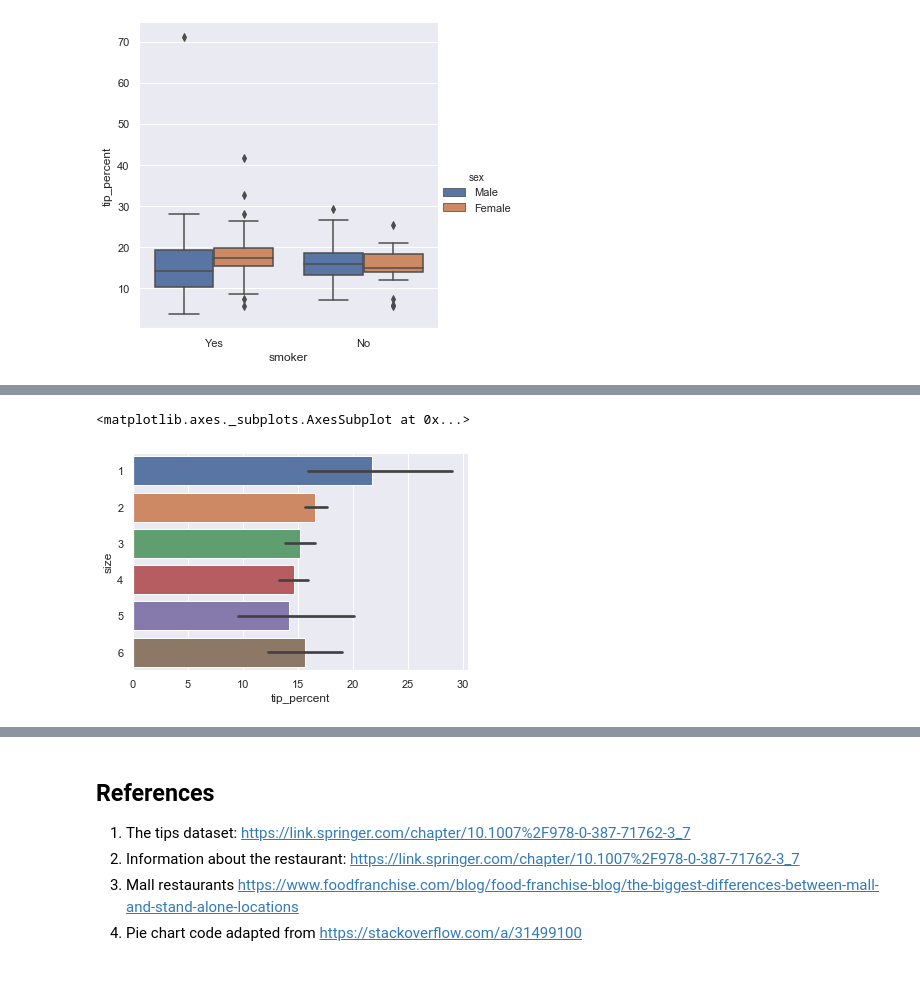
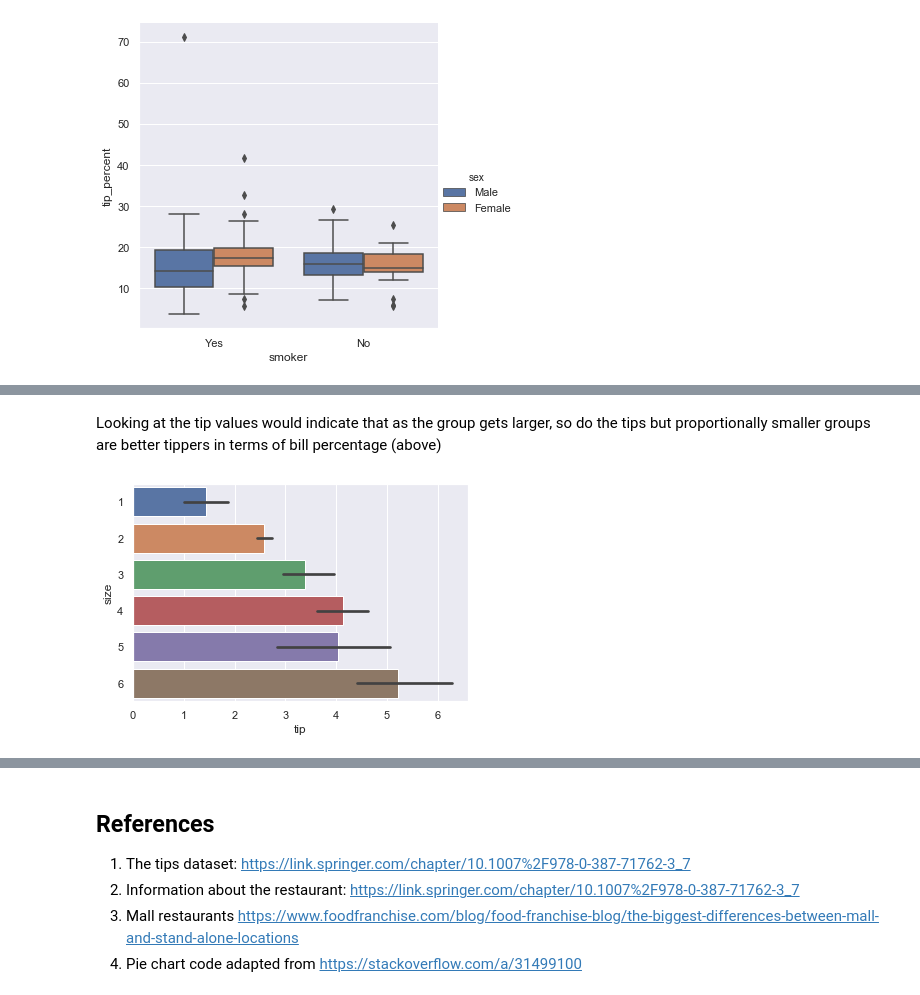
Before and after one commit to jennifer-ryan/fundamentals-project, a Jupyter notebook: tips_database_analysis.ipynb, the cells around one changed output, grey strips where cells are left out. Cells and saved outputs as stored; diff of their text form; code cells hidden in the pictures.

```diff
--- a/tips_database_analysis.ipynb
+++ b/tips_database_analysis.ipynb
@@ -557,5 +606,7 @@ It might be presumed that larger groups of people should tip more since there ar
+# %% [markdown]
+Looking at the tip values would indicate that as the group gets larger, so do the tips but proportionally smaller groups are better tippers in terms of bill percentage (above)
 # %%
-sns.barplot(x='tip_percent', y='size', data=tips_df, orient='h')
+sns.barplot(x='tip', y='size', data=tips_df, orient='h')
+plt.show()
 # %% [output]
-<matplotlib.axes._subplots.AxesSubplot at 0x...>
-[figure, old version]
+[figure, new version]
```
Also changed, not shown: parts of 18 cells of this notebook.
